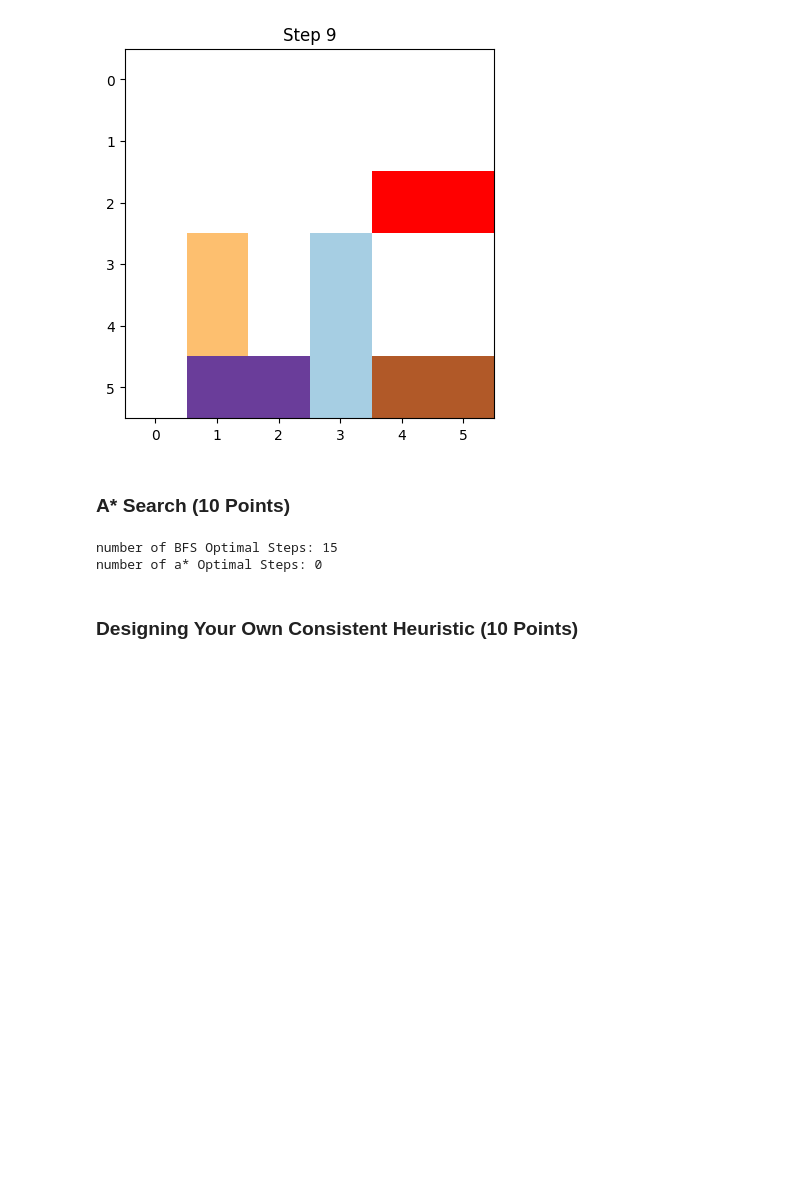
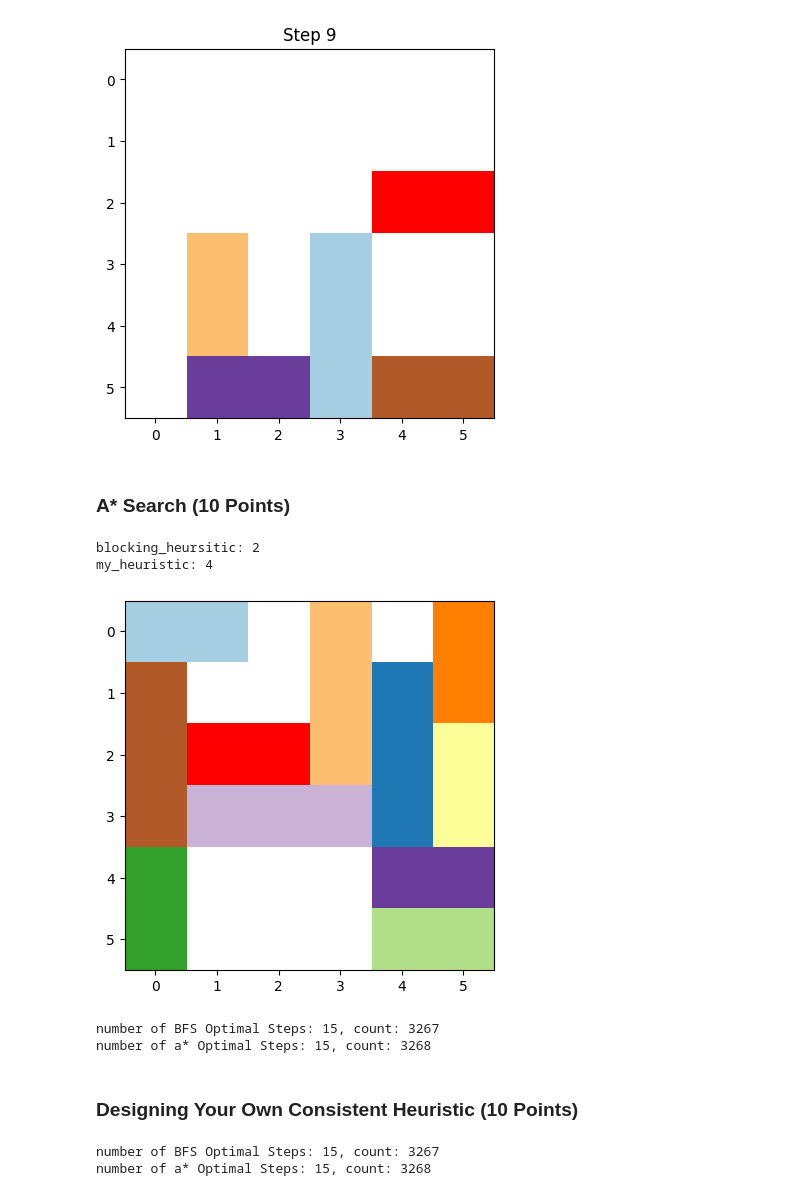
Before and after one commit to hwilt/CS477, a Jupyter notebook: Assignments/Assignment02/rushHour.ipynb, the cells around one changed output. Drawn from its saved outputs; the diff is of its cells as text; code cells hidden in the pictures; blank space fills up the shorter version.

Commit message:
Heuristics is confusing

```diff
--- a/Assignments/Assignment02/rushHour.ipynb
+++ b/Assignments/Assignment02/rushHour.ipynb
@@ -152,16 +152,39 @@ Elapsed time: 0.003 seconds
 [figure]
 # %% [markdown]
 ### A* Search (10 Points)
+# %%
+s = State()
+s.load_puzzle("jams/5.txt")
+
+s.plot()
+
+print("blocking_heursitic: {}".format(blocking_heuristic(s)))
+print("my_heuristic: {}".format(my_heuristic(s)))
+# %% [output]
+blocking_heursitic: 2
+my_heuristic: 4
+[figure, added]
 # %%
 s = State()
 s.load_puzzle("jams/2.txt")
 
-solution = s.solve_graph()
-print("number of BFS Optimal Steps: {}".format(len(solution)))
-solution = s.solve_astar(blocking_heuristic)
-print("number of a* Optimal Steps: {}".format(len(solution)))
+solution, count = s.solve_graph()
+print("number of BFS Optimal Steps: {}, count: {}".format(len(solution), count))
+solution, count = s.solve_astar(blocking_heuristic)
+print("number of a* Optimal Steps: {}, count: {}".format(len(solution), count))
 # %% [output]
-number of BFS Optimal Steps: 15
-number of a* Optimal Steps: 0
+number of BFS Optimal Steps: 15, count: 3267
+number of a* Optimal Steps: 15, count: 3268
 # %% [markdown]
 ### Designing Your Own Consistent Heuristic (10 Points)
+# %%
+s = State()
+s.load_puzzle("jams/2.txt")
+
+solution, count = s.solve_graph()
+print("number of BFS Optimal Steps: {}, count: {}".format(len(solution), count))
+solution, count = s.solve_astar(my_heuristic)
+print("number of a* Optimal Steps: {}, count: {}".format(len(solution), count))
+# %% [output]
+number of BFS Optimal Steps: 15, count: 3267
+number of a* Optimal Steps: 15, count: 3268
```
Also changed, not shown: 1 other file.
